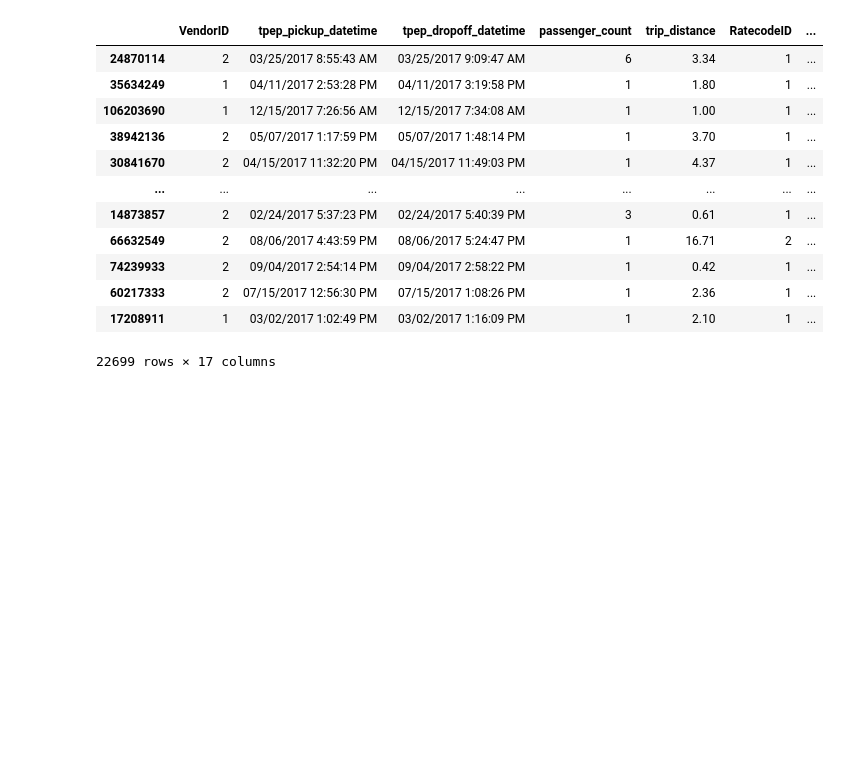
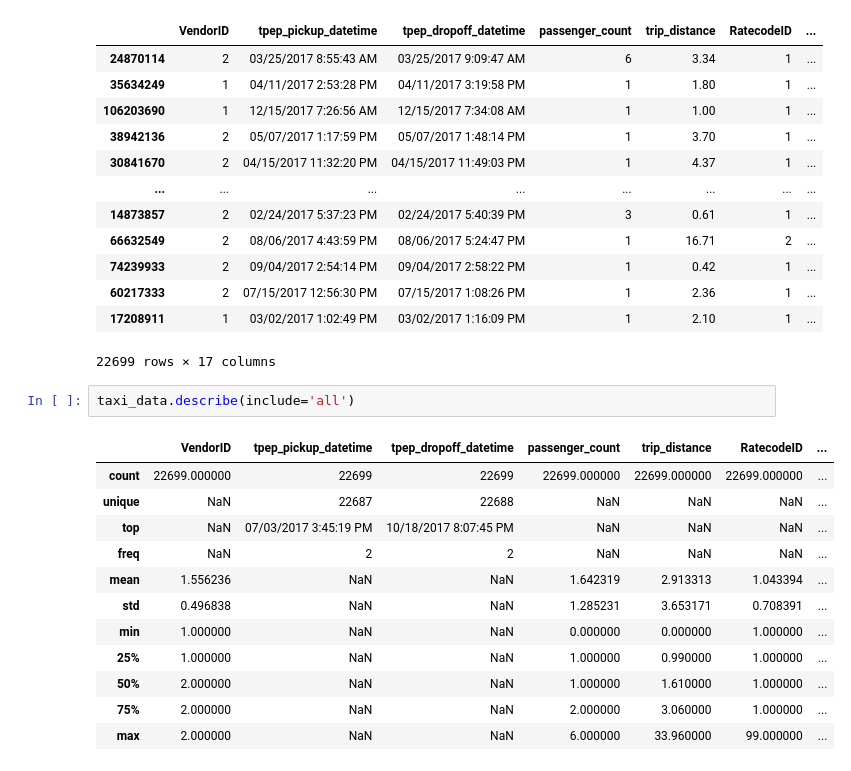
Before and after one commit to Mustafa777Xo/TLC, a Jupyter notebook: TLC.ipynb, the cells around one changed output. Cells and saved outputs as stored; diff of their text form; blank space fills up the shorter version.

```diff
--- a/TLC.ipynb
+++ b/TLC.ipynb
@@ -588,3 +588,18 @@ taxi_data
 | 60217333 | 2 | 07/15/2017 12:56:30 PM | 07/15/2017 1:08:26 PM | 1 | 2.36 | 1 | ... |
 | 17208911 | 1 | 03/02/2017 1:02:49 PM | 03/02/2017 1:16:09 PM | 1 | 2.10 | 1 | ... |
 22699 rows × 17 columns
+# %%
+taxi_data.describe(include='all')
+# %% [output]
+|  | VendorID | tpep_pickup_datetime | tpep_dropoff_datetime | passenger_count | trip_distance | RatecodeID | ... |
+| count | 22699.000000 | 22699 | 22699 | 22699.000000 | 22699.000000 | 22699.000000 | ... |
+| unique | NaN | 22687 | 22688 | NaN | NaN | NaN | ... |
+| top | NaN | 07/03/2017 3:45:19 PM | 10/18/2017 8:07:45 PM | NaN | NaN | NaN | ... |
+| freq | NaN | 2 | 2 | NaN | NaN | NaN | ... |
+| mean | 1.556236 | NaN | NaN | 1.642319 | 2.913313 | 1.043394 | ... |
+| std | 0.496838 | NaN | NaN | 1.285231 | 3.653171 | 0.708391 | ... |
+| min | 1.000000 | NaN | NaN | 0.000000 | 0.000000 | 1.000000 | ... |
+| 25% | 1.000000 | NaN | NaN | 1.000000 | 0.990000 | 1.000000 | ... |
+| 50% | 2.000000 | NaN | NaN | 1.000000 | 1.610000 | 1.000000 | ... |
+| 75% | 2.000000 | NaN | NaN | 2.000000 | 3.060000 | 1.000000 | ... |
+| max | 2.000000 | NaN | NaN | 6.000000 | 33.960000 | 99.000000 | ... |
```
Also changed, not shown: parts of 8 cells of this notebook.
